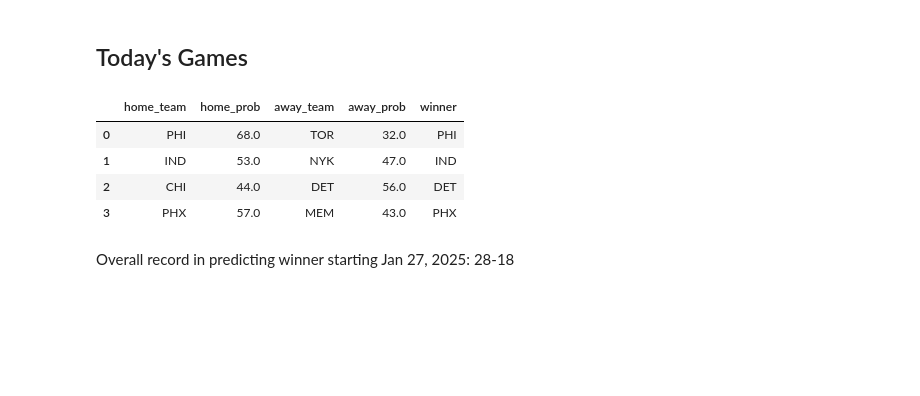
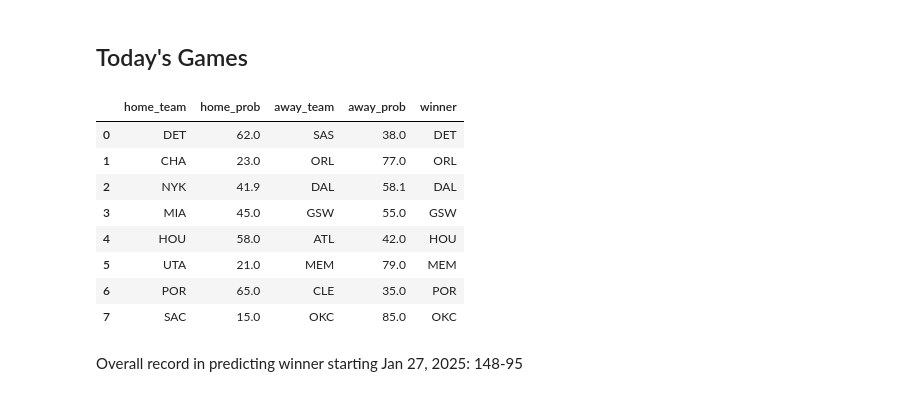
Before and after one commit to SehejGit/nba-win-predictions, a Jupyter notebook: win-probability.ipynb, the cells around one changed output. Cells and saved outputs as stored; diff of their text form; code cells hidden in the pictures; blank space fills up the shorter version.

Commit message:
3/25 games

```diff
--- a/win-probability.ipynb
+++ b/win-probability.ipynb
@@ -317,8 +317,4 @@ Win probability for OKC: 79.0%
 Predicted winner: OKC
-# %%
-# 12/22 games
-home_teams = ['SAC', 'TOR', 'NOP']
-away_teams = ['IND', 'HOU', 'DEN']
 # %% [markdown]
 ### Function that goes through game slate for a given day
 # %%
@@ -388,15 +384,19 @@ todays_games
 # %% [markdown]
 ## Today's Games
 # %%
-home_teams = ['PHI', 'IND', 'CHI', 'PHX']
-away_teams = ['TOR', 'NYK', 'DET', 'MEM']
+home_teams = ['DET', 'CHA', 'NYK', 'MIA', 'HOU', 'UTA', 'POR', 'SAC']
+away_teams = ['SAS', 'ORL', 'DAL', 'GSW', 'ATL', 'MEM', 'CLE', 'OKC']
 outcomes = predict_games(home_teams, away_teams, games, model, scaler)
 outcomes
 # %% [output]
 |  | home_team | home_prob | away_team | away_prob | winner |
-| 0 | PHI | 68.0 | TOR | 32.0 | PHI |
-| 1 | IND | 53.0 | NYK | 47.0 | IND |
-| 2 | CHI | 44.0 | DET | 56.0 | DET |
-| 3 | PHX | 57.0 | MEM | 43.0 | PHX |
+| 0 | DET | 62.0 | SAS | 38.0 | DET |
+| 1 | CHA | 23.0 | ORL | 77.0 | ORL |
+| 2 | NYK | 41.9 | DAL | 58.1 | DAL |
+| 3 | MIA | 45.0 | GSW | 55.0 | GSW |
+| 4 | HOU | 58.0 | ATL | 42.0 | HOU |
+| 5 | UTA | 21.0 | MEM | 79.0 | MEM |
+| 6 | POR | 65.0 | CLE | 35.0 | POR |
+| 7 | SAC | 15.0 | OKC | 85.0 | OKC |
 # %% [markdown]
-Overall record in predicting winner starting Jan 27, 2025: 28-18
+Overall record in predicting winner starting Jan 27, 2025: 148-95
```
Also changed, not shown: parts of 9 cells of this notebook.
